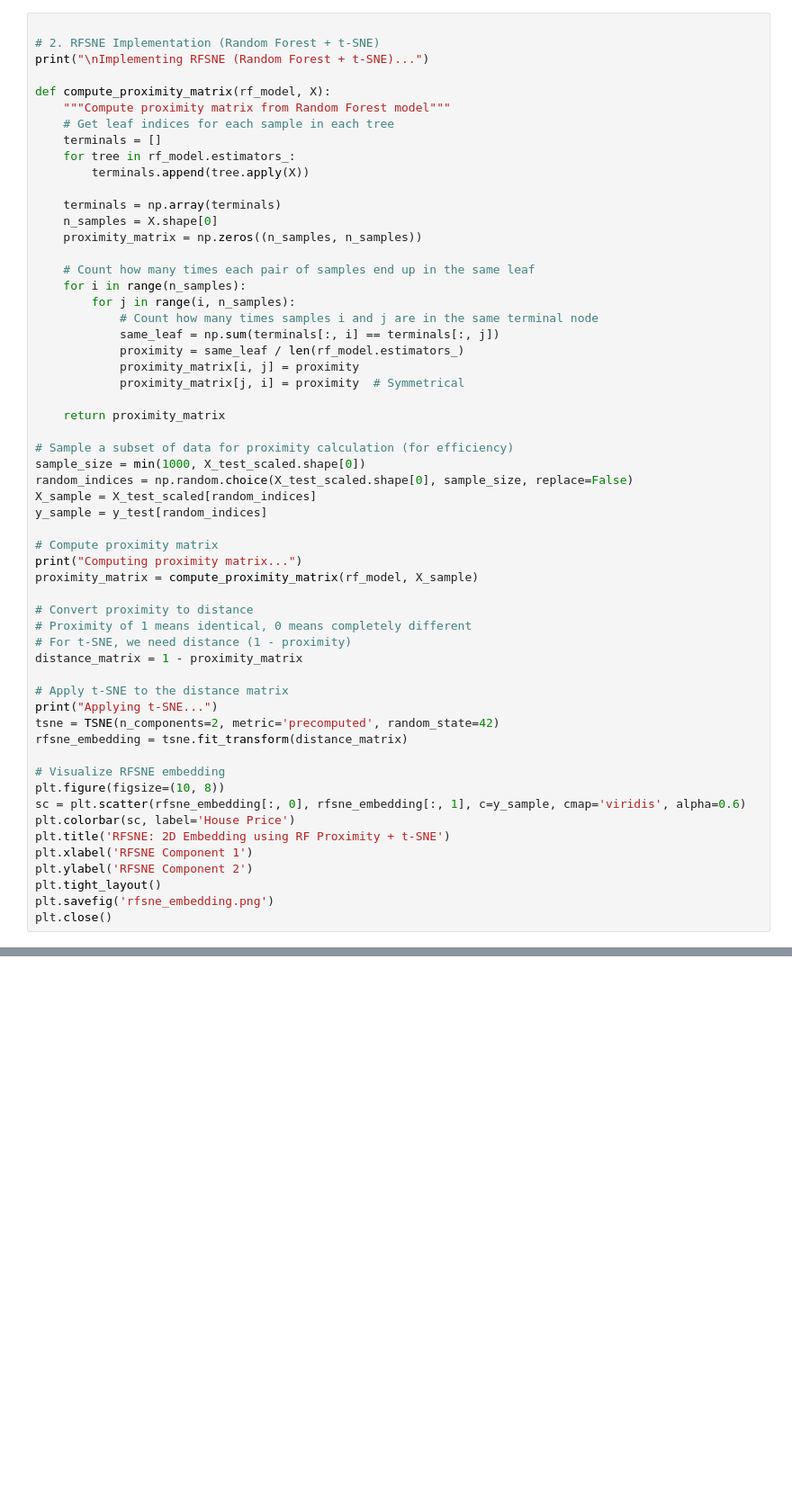
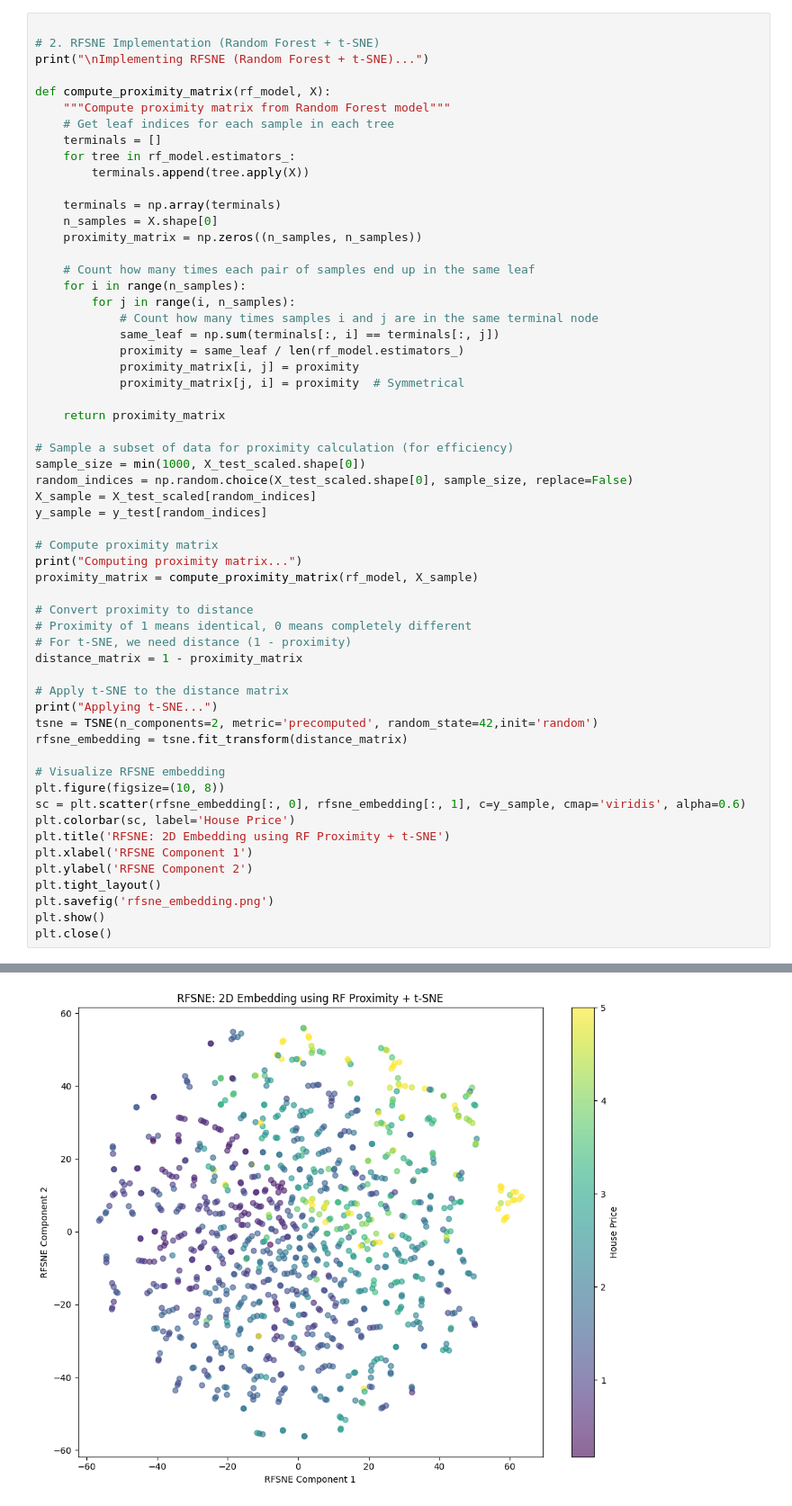
Before and after one commit to dhruvnigam93/notebooks, a Jupyter notebook: TabularEmbeddings.ipynb, the cells around one changed output, grey strips where cells are left out. Shown at 90% size. Cells and saved outputs as stored; diff of their text form; blank space fills up the shorter version.

```diff
--- a/TabularEmbeddings.ipynb
+++ b/TabularEmbeddings.ipynb
@@ -161,7 +180,7 @@ distance_matrix = 1 - proximity_matrix
 
 # Apply t-SNE to the distance matrix
 print("Applying t-SNE...")
-tsne = TSNE(n_components=2, metric='precomputed', random_state=42)
+tsne = TSNE(n_components=2, metric='precomputed', random_state=42,init='random')
 rfsne_embedding = tsne.fit_transform(distance_matrix)
 
 # Visualize RFSNE embedding
@@ -173,4 +192,6 @@ plt.xlabel('RFSNE Component 1')
 plt.ylabel('RFSNE Component 2')
 plt.tight_layout()
 plt.savefig('rfsne_embedding.png')
+plt.show()
 plt.close()
+# %% [output]
@@ -177,3 +201,4 @@ plt.close()
+[figure, added]
 # %%
 
 # Compare with standard dimensionality reduction techniques
```
Also changed, not shown: parts of 9 cells of this notebook.
